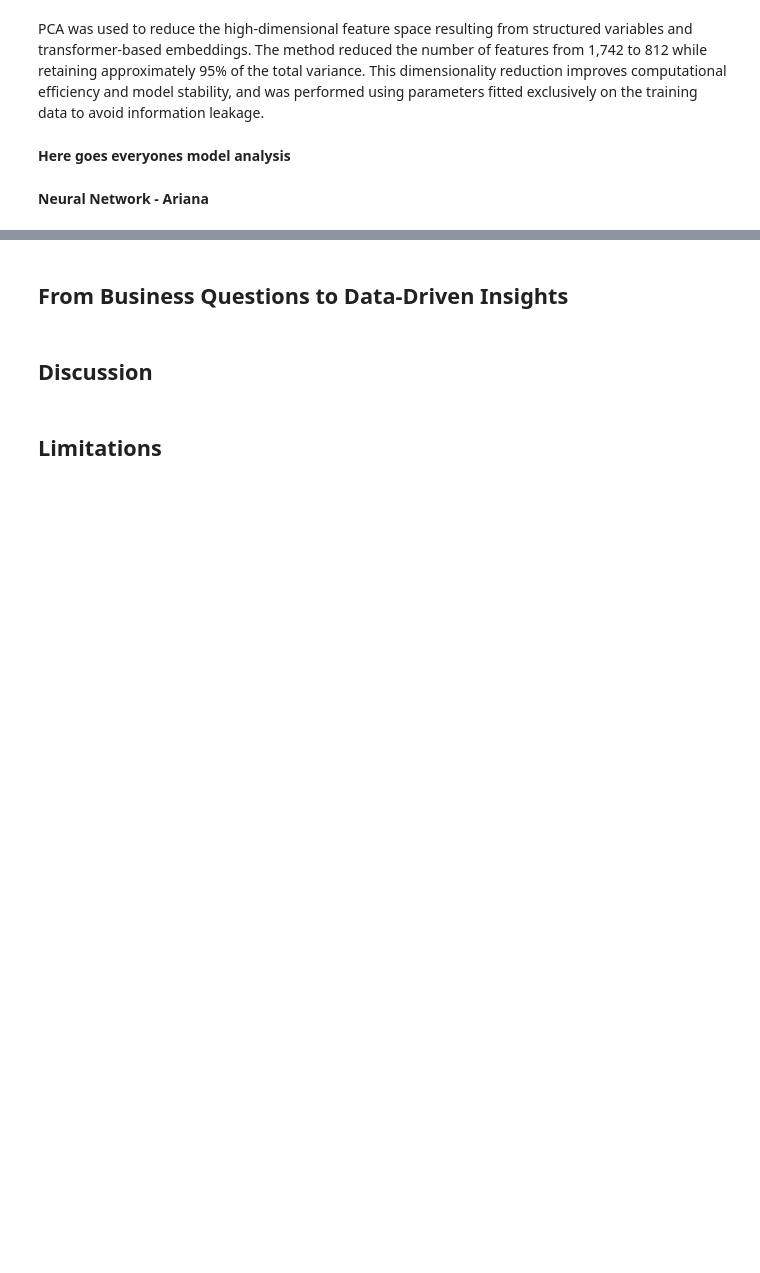
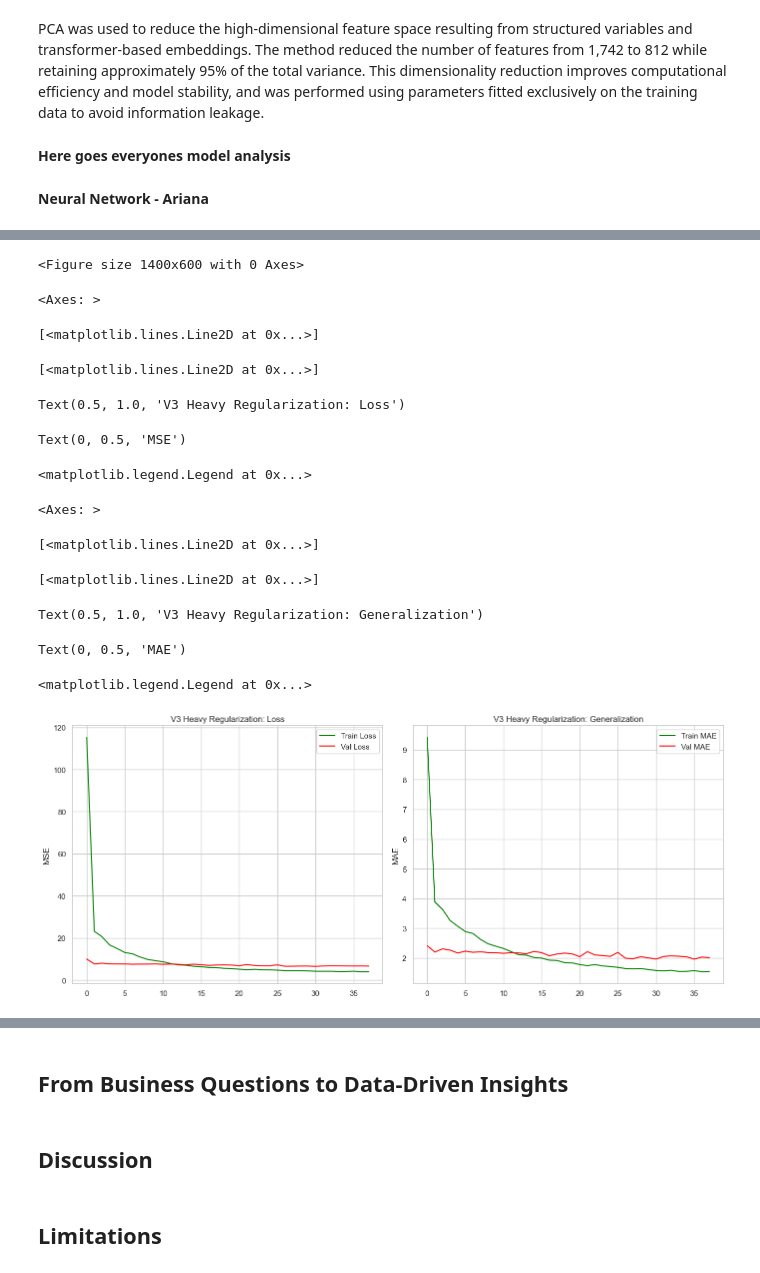
Before and after one commit to sreejoniroy23-commits/AIforBusiness, a Jupyter notebook: AI_Final_Project_With_NN.ipynb, the cells around one changed output, grey strips where cells are left out. Drawn from its saved outputs; the diff is of its cells as text; code cells hidden in the pictures; blank space fills up the shorter version.

```diff
--- a/AI_Final_Project_With_NN.ipynb
+++ b/AI_Final_Project_With_NN.ipynb
@@ -2589,18 +2241,0 @@ Because the validation loss remained stable and did not begin to diverge, I am c
-# %%
-# Setup Early Stopping to avoid overfitting
-early_stop = callbacks.EarlyStopping(
-    monitor='val_loss',
-    patience=10,
-    restore_best_weights=True
-)
-
-# Train the model
-# We pull the 'target' column from your y DataFrames
-history = model.fit(
-    X_train_pca, y_train['target'],
-    validation_data=(X_val_pca, y_val['target']),
-    epochs=100,
-    batch_size=32,
-    callbacks=[early_stop],
-    verbose=1
-)
@@ -2808,0 +2733,38 @@ Median Prediction Error: $9,148,271.88
+# %%
+import matplotlib.pyplot as plt
+
+plt.figure(figsize=(14, 6))
+
+# Plotting Loss
+plt.subplot(1, 2, 1)
+plt.plot(history_final.history['loss'], label='Train Loss', color='green')
+plt.plot(history_final.history['val_loss'], label='Val Loss', color='red')
+plt.title('V3 Heavy Regularization: Loss')
+plt.ylabel('MSE')
+plt.legend()
+
+# Plotting MAE
+plt.subplot(1, 2, 2)
+plt.plot(history_final.history['mae'], label='Train MAE', color='green')
+plt.plot(history_final.history['val_mae'], label='Val MAE', color='red')
+plt.title('V3 Heavy Regularization: Generalization')
+plt.ylabel('MAE')
+plt.legend()
+
+plt.tight_layout()
+plt.show()
+# %% [output]
+<Figure size 1400x600 with 0 Axes>
+<Axes: >
+[<matplotlib.lines.Line2D at 0x...>]
+[<matplotlib.lines.Line2D at 0x...>]
+Text(0.5, 1.0, 'V3 Heavy Regularization: Loss')
+Text(0, 0.5, 'MSE')
+<matplotlib.legend.Legend at 0x...>
+<Axes: >
+[<matplotlib.lines.Line2D at 0x...>]
+[<matplotlib.lines.Line2D at 0x...>]
+Text(0.5, 1.0, 'V3 Heavy Regularization: Generalization')
+Text(0, 0.5, 'MAE')
+<matplotlib.legend.Legend at 0x...>
+[figure, added]
```
Also changed, not shown: parts of 49 cells of this notebook.
